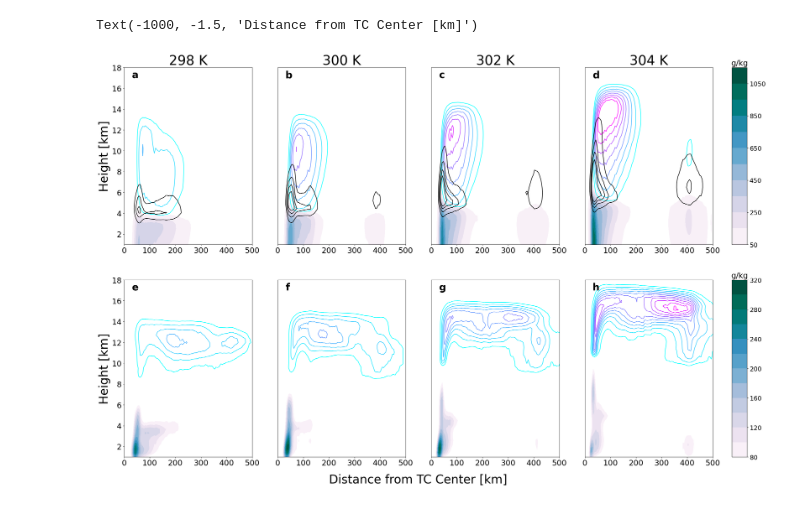
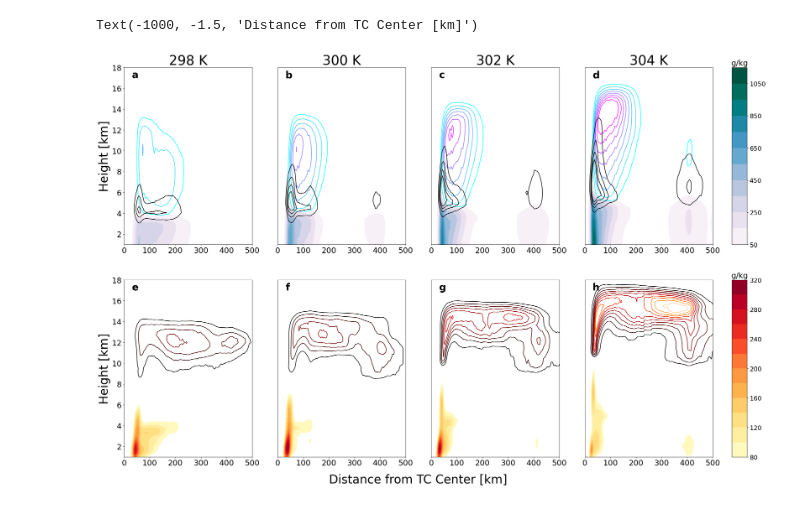
Before and after one commit to alyssa-stansfield/wrf-tc-ideal, a Jupyter notebook: fig8.ipynb, the cells around one changed output. Drawn from its saved outputs; the diff is of its cells as text; code cells hidden in the pictures.

```diff
--- a/fig8.ipynb
+++ b/fig8.ipynb
@@ -112,8 +112,8 @@ ax[0,3].tick_params(labelsize=22)
 
 
 
-Qc = ax[1,0].contourf(r298,z298,np.nanmean(Qc298,axis=0),cmap="PuBuGn",levels=np.arange(80,340,20))
-ax[1,0].contour(r298,z298,np.nanmean(Qi298,axis=0),cmap="cool",levels=np.arange(1,12,1))
+Qc = ax[1,0].contourf(r298,z298,np.nanmean(Qc298,axis=0),cmap="YlOrRd",levels=np.arange(80,340,20))
+ax[1,0].contour(r298,z298,np.nanmean(Qi298,axis=0),cmap="gist_heat",levels=np.arange(1,12,1))
 ax[1,0].set_ylim(1,18)
 ax[1,0].set_xlim(0,500)
 ax[1,0].set_ylabel("Height [km]",fontsize=34)
@@ -123,39 +123,39 @@ cbar.ax.tick_params(labelsize=18)
 cbar.ax.set_title('g/kg',fontsize=22)
 ax[1,0].tick_params(labelsize=22)
 
-ax[1,1].contourf(r300,z300,np.nanmean(Qc300,axis=0),cmap="PuBuGn",levels=np.arange(80,340,20))
-ax[1,1].contour(r300,z300,np.nanmean(Qi300,axis=0),cmap="cool",levels=np.arange(1,12,1))
+ax[1,1].contourf(r300,z300,np.nanmean(Qc300,axis=0),cmap="YlOrRd",levels=np.arange(80,340,20))
+ax[1,1].contour(r300,z300,np.nanmean(Qi300,axis=0),cmap="gist_heat",levels=np.arange(1,12,1))
 ax[1,1].set_ylim(1,18)
 ax[1,1].set_xlim(0,500)
 ax[1,1].set_yticks([])
 ax[1,1].tick_params(labelsize=22)
 
-ax[1,2].contourf(r302,z302,np.nanmean(Qc302,axis=0),cmap="PuBuGn",levels=np.arange(80,340,20))
-ax[1,2].contour(r302,z302,np.nanmean(Qi302,axis=0),cmap="cool",levels=np.arange(1,12,1))
+ax[1,2].contourf(r302,z302,np.nanmean(Qc302,axis=0),cmap="YlOrRd",levels=np.arange(80,340,20))
+ax[1,2].contour(r302,z302,np.nanmean(Qi302,axis=0),cmap="gist_heat",levels=np.arange(1,12,1))
 ax[1,2].set_ylim(1,18)
 ax[1,2].set_xlim(0,500)
 ax[1,2].set_yticks([])
 ax[1,2].tick_params(labelsize=22)
 
-ax[1,3].contourf(r304,z304,np.nanmean(Qc304,axis=0),cmap="PuBuGn",levels=np.arange(80,340,20))
-ax[1,3].contour(r304,z304,np.nanmean(Qi304,axis=0),cmap="cool",levels=np.arange(1,12,1))
+ax[1,3].contourf(r304,z304,np.nanmean(Qc304,axis=0),cmap="YlOrRd",levels=np.arange(80,340,20))
+ax[1,3].contour(r304,z304,np.nanmean(Qi304,axis=0),cmap="gist_heat",levels=np.arange(1,12,1))
 ax[1,3].set_ylim(1,18)
 ax[1,3].set_xlim(0,500)
 ax[1,3].set_yticks([])
 ax[1,3].tick_params(labelsize=22)
 
 
 ax[0,0].text(30,17,"a",fontsize=28,weight="bold")
 ax[0,1].text(30,17,"b",fontsize=28,weight="bold")
 ax[0,2].text(30,17,"c",fontsize=28,weight="bold")
 ax[0,3].text(30,17,"d",fontsize=28,weight="bold")
 
 ax[1,0].text(30,17,"e",fontsize=28,weight="bold")
 ax[1,1].text(30,17,"f",fontsize=28,weight="bold")
 ax[1,2].text(30,17,"g",fontsize=28,weight="bold")
 ax[1,3].text(30,17,"h",fontsize=28,weight="bold")
 
 ax[1,3].text(-1000, -1.5, "Distance from TC Center [km]",fontsize=34)
 # %% [output]
 Text(-1000, -1.5, 'Distance from TC Center [km]')
-[figure, old version]
+[figure, new version]
```
Also changed, not shown: 1 other file.
